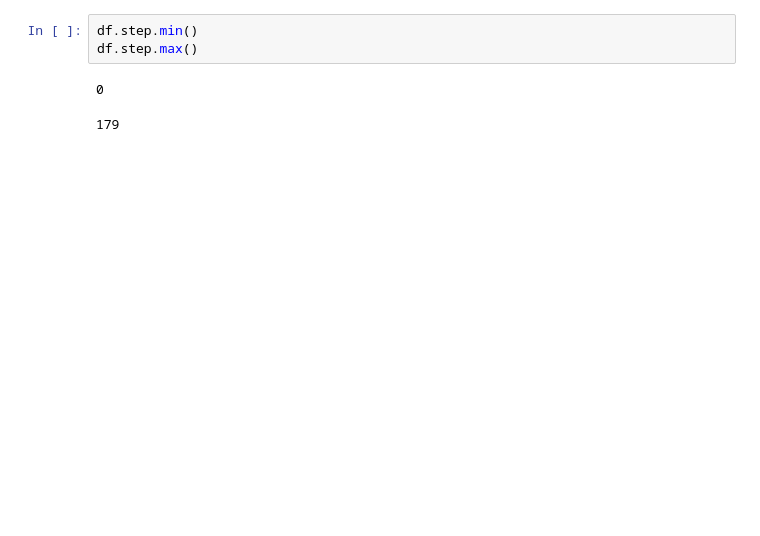
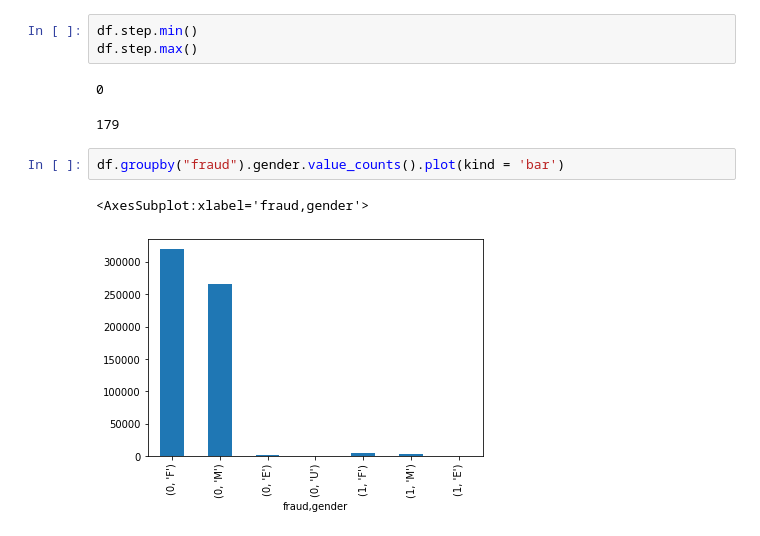
Before and after one commit to IanMMuldoon/FinFraud, a Jupyter notebook: fin.ipynb, the cells around one changed output. Saved outputs shown, nothing was run; the diff lists cells and outputs as text; blank space fills up the shorter version.

```diff
--- a/fin.ipynb
+++ b/fin.ipynb
@@ -57,3 +57,8 @@ df.step.max()
 # %% [output]
 0
 179
+# %%
+df.groupby("fraud").gender.value_counts().plot(kind = 'bar')
+# %% [output]
+<AxesSubplot:xlabel='fraud,gender'>
+[figure, added]
```
Also changed, not shown: parts of 7 cells of this notebook.
